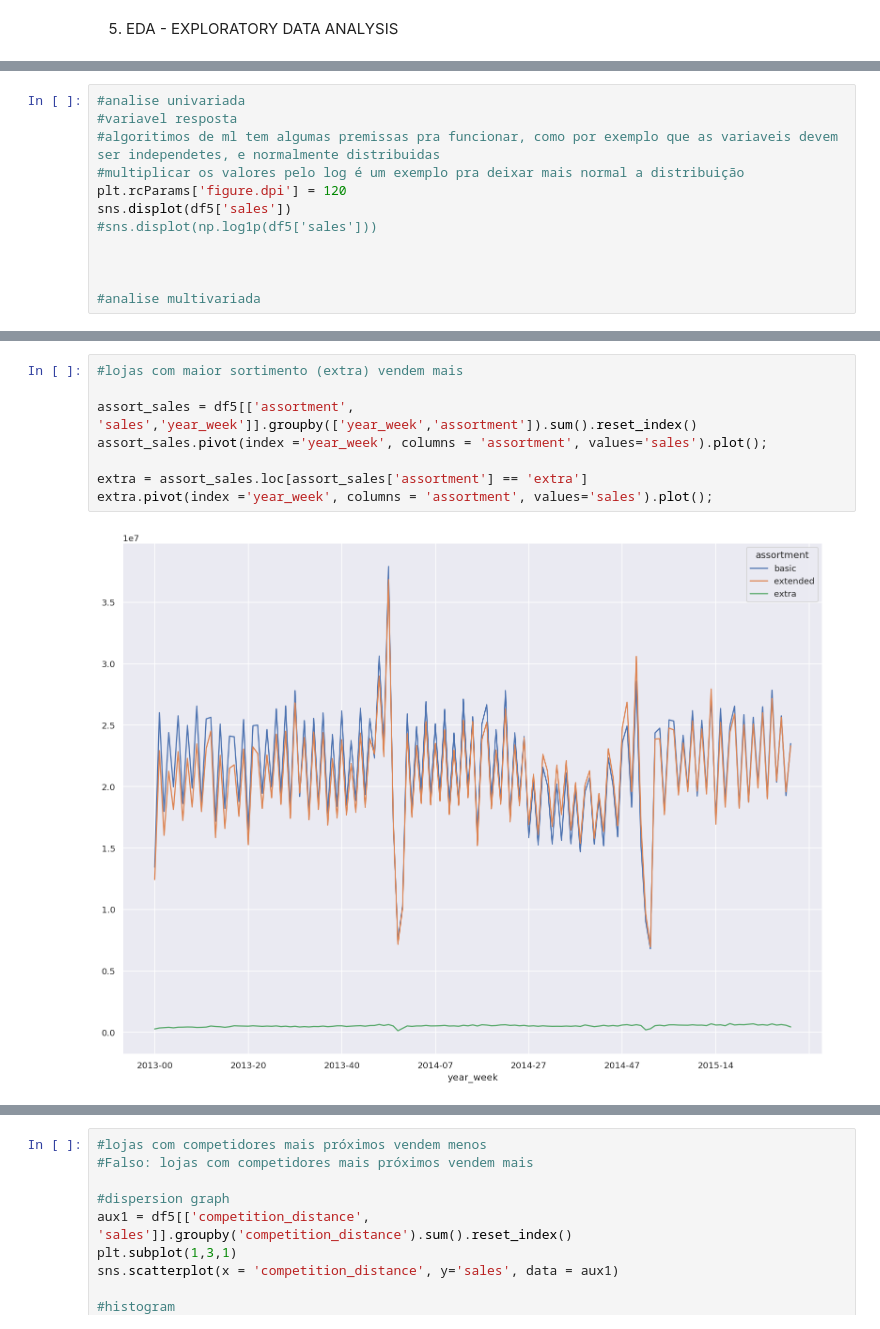
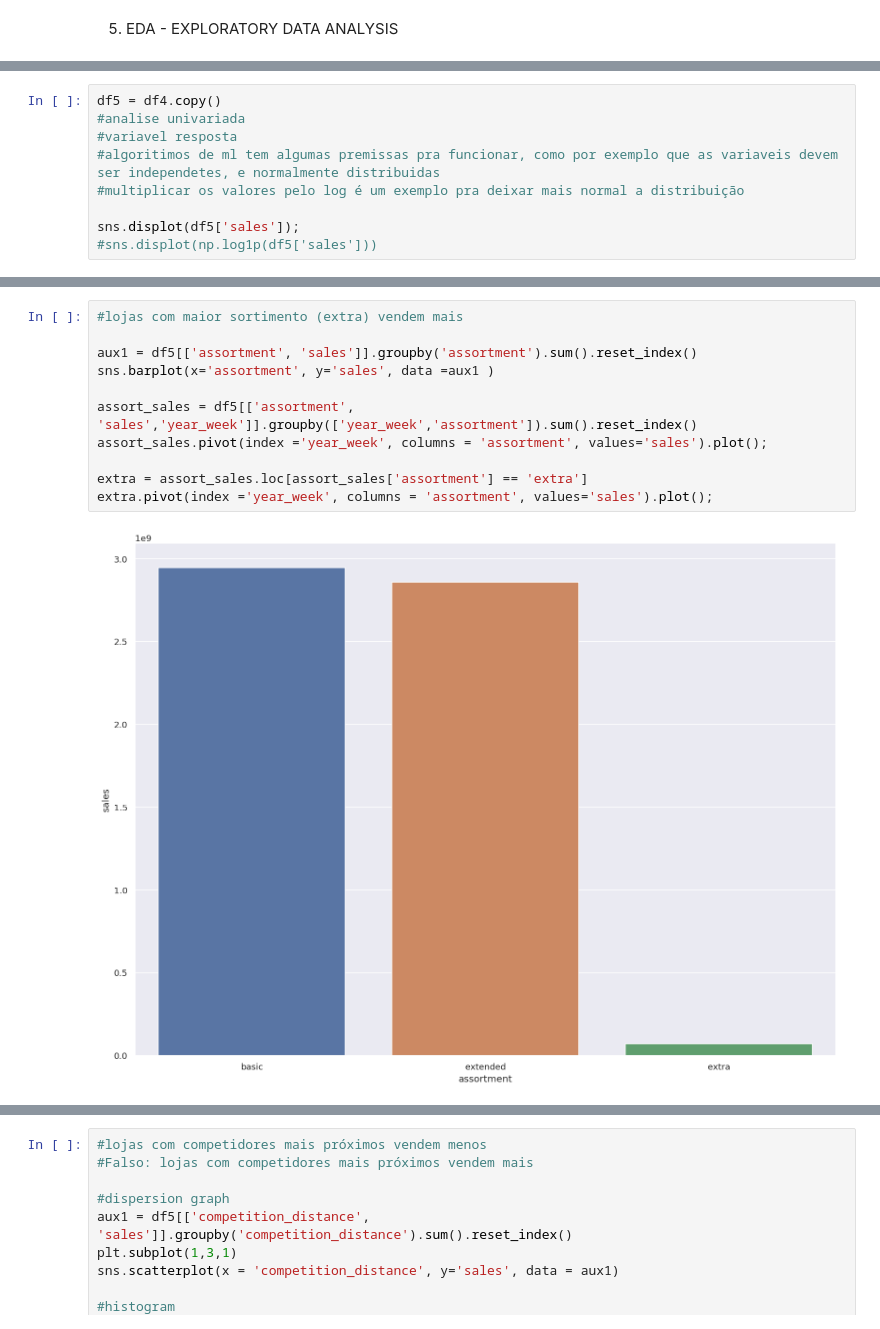
Before and after one commit to gkunzler/DS-in-Prod, a Jupyter notebook: store_sales_prediction_rossman_1205.ipynb, the cells around one changed output, grey strips where cells are left out. Saved outputs shown, nothing was run; the diff lists cells and outputs as text.

Commit message:
data prepared

```diff
--- a/store_sales_prediction_rossman_1205.ipynb
+++ b/store_sales_prediction_rossman_1205.ipynb
@@ -294,13 +279,10 @@ df5 = df4.copy()
 # %%
+df5 = df4.copy()
 #analise univariada
 #variavel resposta
 #algoritimos de ml tem algumas premissas pra funcionar, como por exemplo que as variaveis devem ser independetes, e normalmente distribuidas
 #multiplicar os valores pelo log é um exemplo pra deixar mais normal a distribuição
-plt.rcParams['figure.dpi'] = 120
-sns.displot(df5['sales'])
+
+sns.displot(df5['sales']);
 #sns.displot(np.log1p(df5['sales']))
-
-
-
-#analise multivariada
 # %% [output]
@@ -415,10 +389,13 @@ verdadeiro:lojas vendem menos durando os feriados escolares, exceto no mes agost
 # %%
 #lojas com maior sortimento (extra) vendem mais
+
+aux1 = df5[['assortment', 'sales']].groupby('assortment').sum().reset_index()
+sns.barplot(x='assortment', y='sales', data =aux1 )
 
 assort_sales = df5[['assortment', 'sales','year_week']].groupby(['year_week','assortment']).sum().reset_index()
 assort_sales.pivot(index ='year_week', columns = 'assortment', values='sales').plot();
 
 extra = assort_sales.loc[assort_sales['assortment'] == 'extra']
 extra.pivot(index ='year_week', columns = 'assortment', values='sales').plot();
 # %% [output]
-[figure, old version]
+[figure, new version]
```
Also changed, not shown: parts of 46 cells of this notebook.
